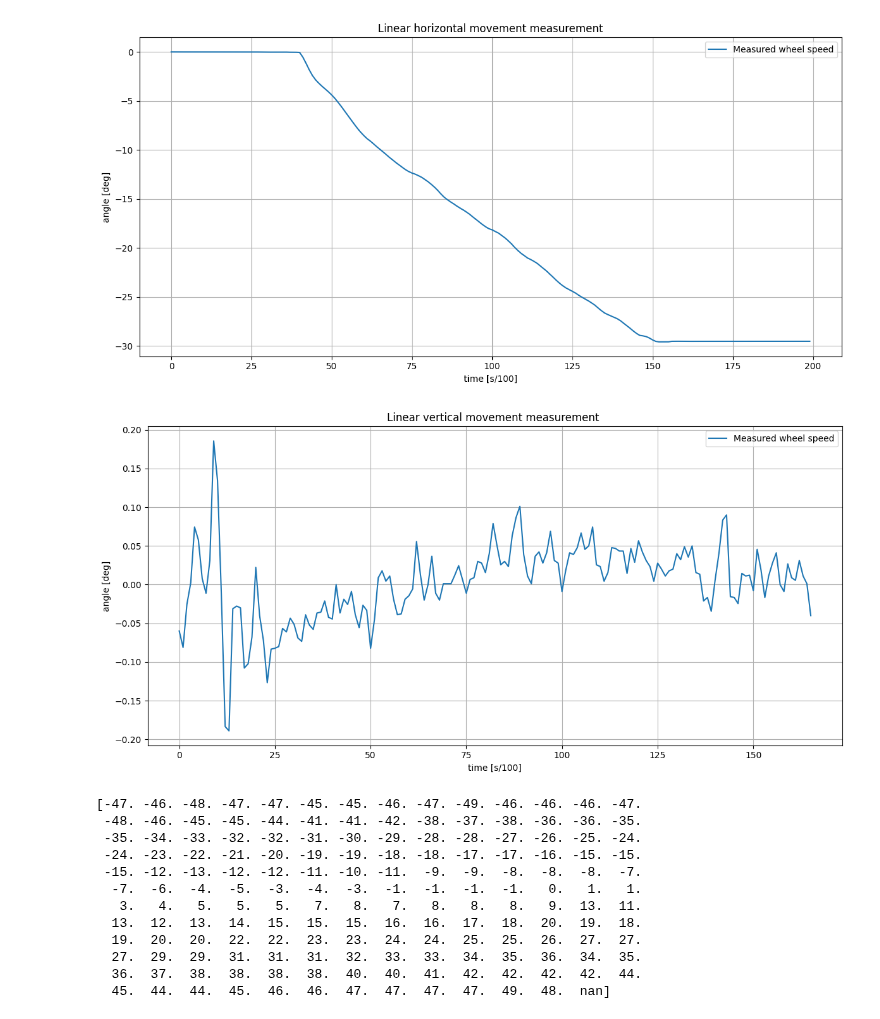
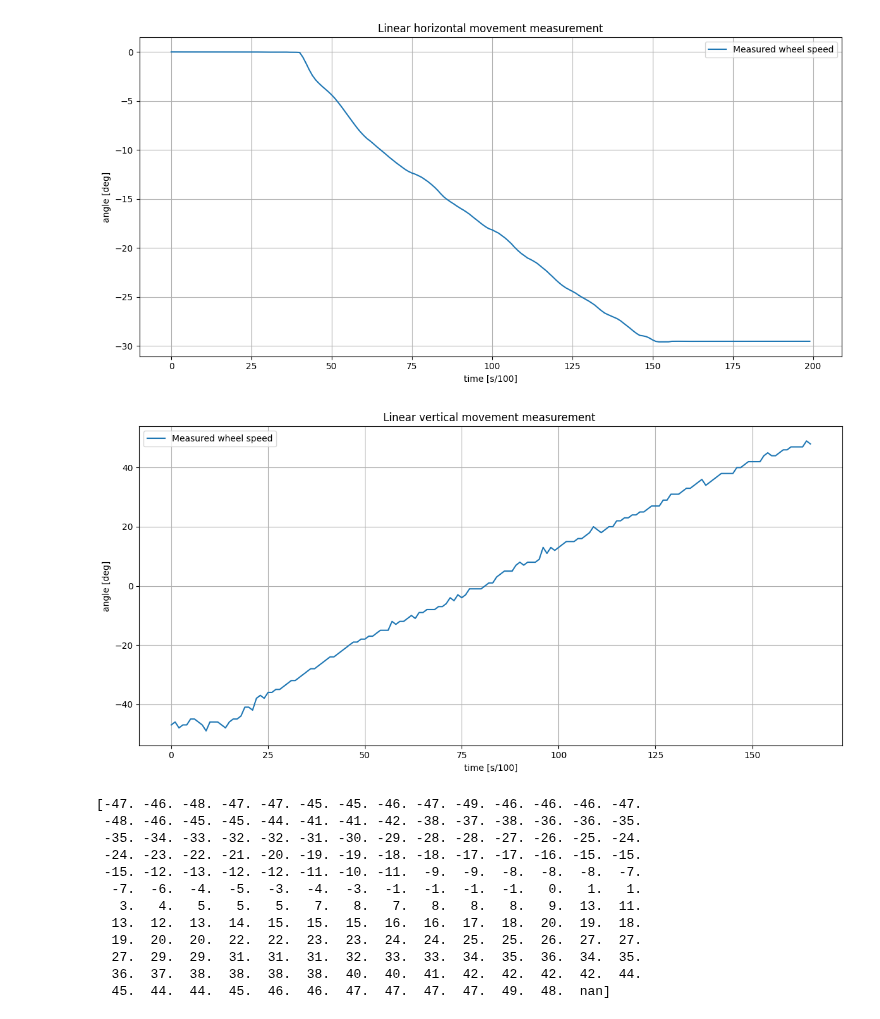
Before and after one commit to internax/ERTC_report, a Jupyter notebook: python/ERTC_plots.ipynb, the cells around one changed output. Cells and saved outputs as stored; diff of their text form; code cells hidden in the pictures.

Commit message:
graph

```diff
--- a/python/ERTC_plots.ipynb
+++ b/python/ERTC_plots.ipynb
@@ -82,10 +82,10 @@ plot_series(cumsumB1,labels=["Measured wheel speed", "Set wheel speed "], title=
 # %%
 A1, A2, B1, B2 = load_dual_series_csv("../measured_data/vertical_movement.csv")
 #buffer size was 1000 samples, so we do not have whole response xD
-plot_series(B2, labels=["Measured wheel speed", "Set wheel speed "], title="Linear vertical movement measurement ",x_label = "time [s/100]", y_label = "angle [deg]" )
+plot_series(A1, labels=["Measured wheel speed", "Set wheel speed "], title="Linear vertical movement measurement ",x_label = "time [s/100]", y_label = "angle [deg]" )
 print(A1)
 # %% [output]
-[figure, old version]
+[figure, new version]
 [-47. -46. -48. -47. -47. -45. -45. -46. -47. -49. -46. -46. -46. -47.
  -48. -46. -45. -45. -44. -41. -41. -42. -38. -37. -38. -36. -36. -35.
  -35. -34. -33. -32. -32. -31. -30. -29. -28. -28. -27. -26. -25. -24.
```
Also changed, not shown: 15 other files.
